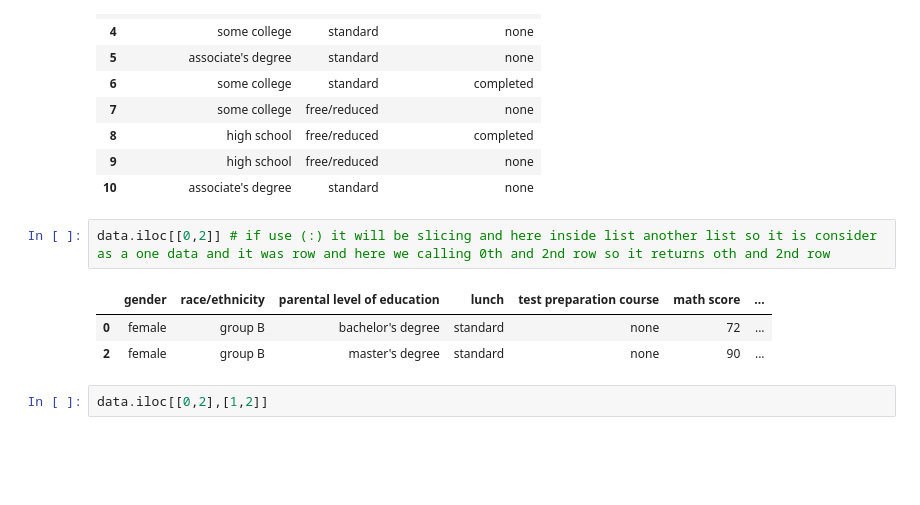
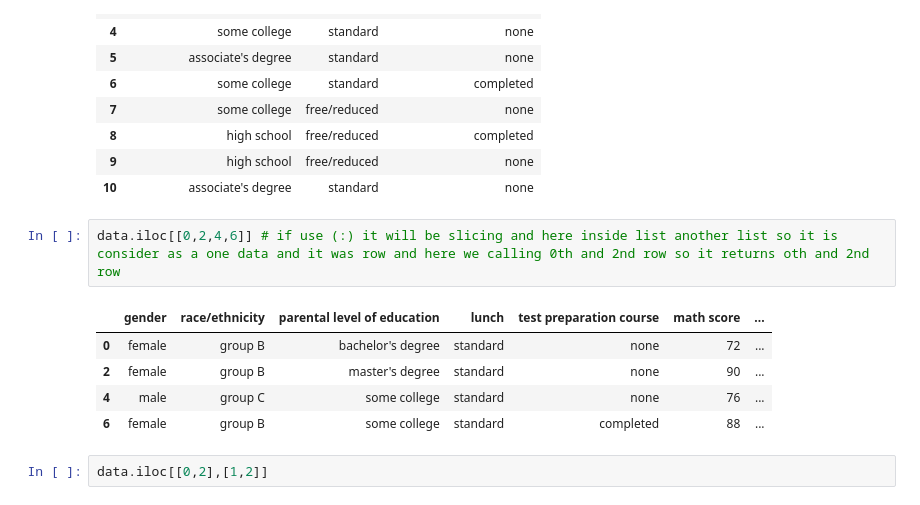
Before and after one commit to Aakashdoraisamy/Core_to_Advanced_Python, a Jupyter notebook: Python_Libraries/pandas/pandas.ipynb, the cells around one changed output. Saved outputs shown, nothing was run; the diff lists cells and outputs as text; blank space fills up the shorter version.

```diff
--- a/Python_Libraries/pandas/pandas.ipynb
+++ b/Python_Libraries/pandas/pandas.ipynb
@@ -405,11 +405,13 @@ data.iloc[1:11,2:5]
 | 9 | high school | free/reduced | none |
 | 10 | associate's degree | standard | none |
 # %%
-data.iloc[[0,2]] # if use (:) it will be slicing and here inside list another list so it is consider as a one data and it was row and here we calling 0th and 2nd row so it returns oth and 2nd row
+data.iloc[[0,2,4,6]] # if use (:) it will be slicing and here inside list another list so it is consider as a one data and it was row and here we calling 0th and 2nd row so it returns oth and 2nd row
 # %% [output]
 |  | gender | race/ethnicity | parental level of education | lunch | test preparation course | math score | ... |
 | 0 | female | group B | bachelor's degree | standard | none | 72 | ... |
 | 2 | female | group B | master's degree | standard | none | 90 | ... |
+| 4 | male | group C | some college | standard | none | 76 | ... |
+| 6 | female | group B | some college | standard | completed | 88 | ... |
 # %%
 data.iloc[[0,2],[1,2]]
 # %% [output]
```
Also changed, not shown: parts of 2 cells of this notebook, 4 other files.
